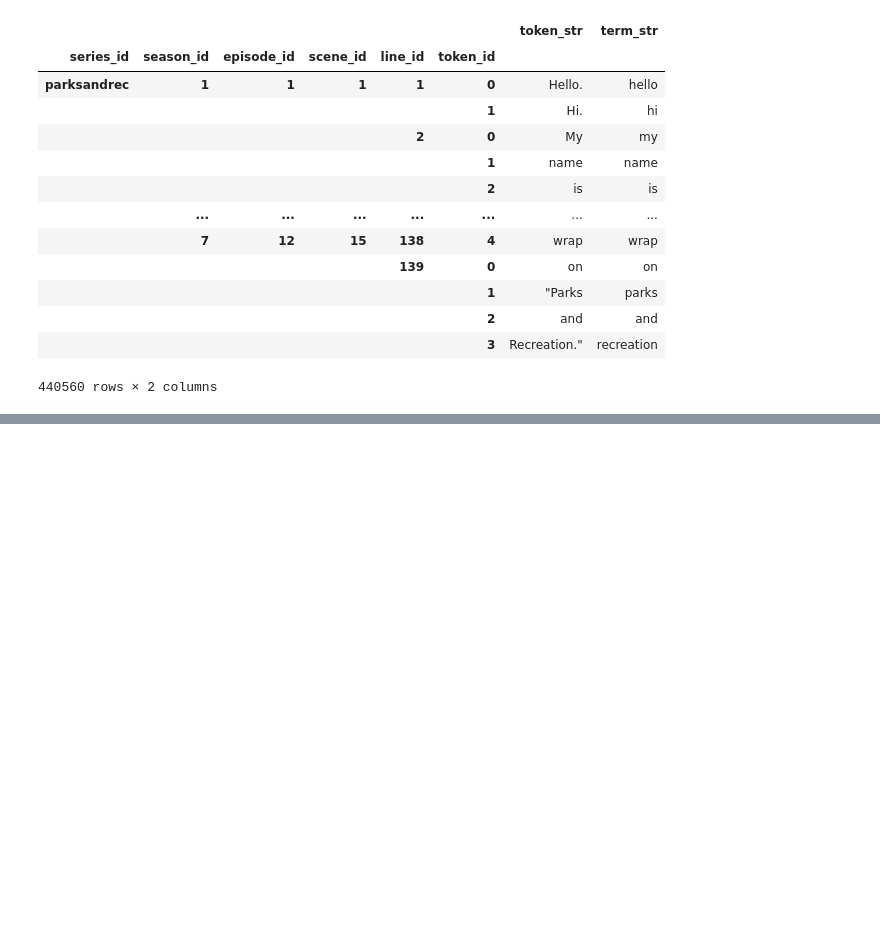
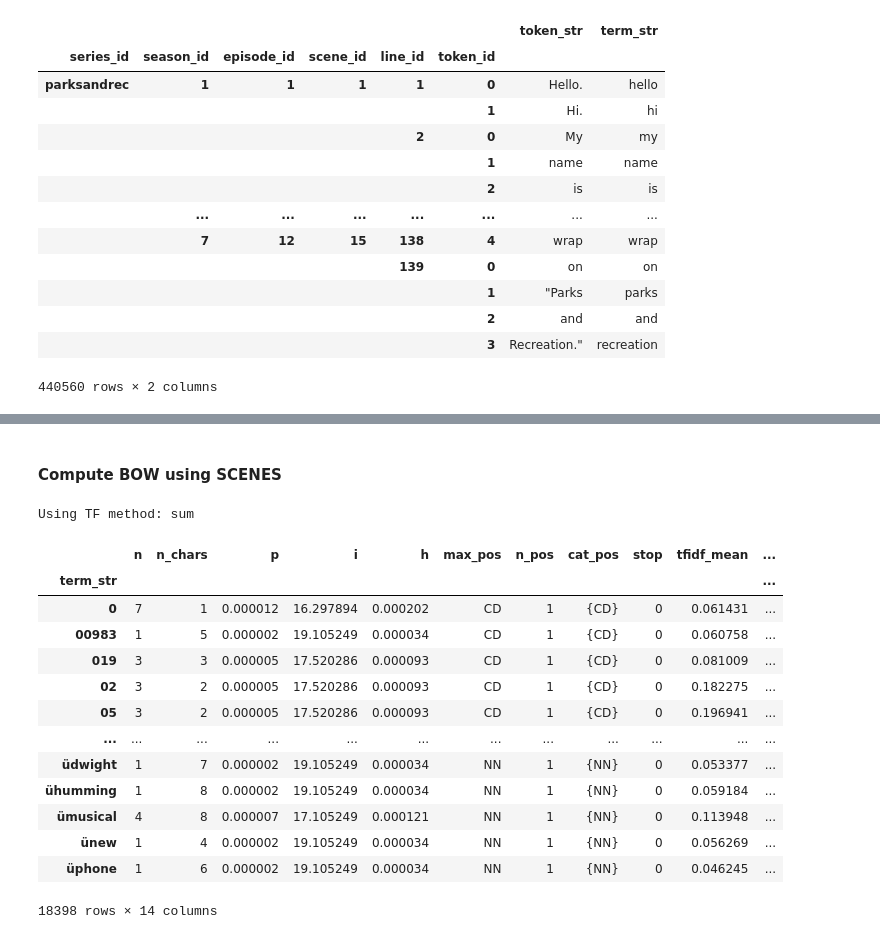
Before and after one commit to erictria/sitcom-text-analysis, a Jupyter notebook: extract_data.ipynb, the cells around one changed output, grey strips where cells are left out. Drawn from its saved outputs; the diff is of its cells as text; code cells hidden in the pictures; blank space fills up the shorter version.

```diff
--- a/extract_data.ipynb
+++ b/extract_data.ipynb
@@ -312,0 +491,4 @@ pnr_vocab_enhanced
+# %%
+office_tokens_raw = pd.read_csv(raw_dir + 'OFFICE-TOKENS.csv')
+office_tokens_raw = office_tokens_raw.set_index(TOKENS).drop('episode_title', axis = 1)
+office_tokens_raw
@@ -312,0 +510,8 @@ pnr_vocab_enhanced
+# %%
+office_corp_enhancer = CorpusEnhancer(corpus = office_tokens_raw, ohco = TOKENS)
+office_corpus_final = office_corp_enhancer.enhance_corpus(
+    strip_hyphens = True,
+    strip_whitespace = True,
+    use_nltk = True
+)
+office_corpus_final
@@ -312,0 +535,21 @@ pnr_vocab_enhanced
+# %% [markdown]
+#### Compute BOW using SCENES
+# %%
+office_vocab_final = office_corp_enhancer.generate_enhanced_vocab(ohco = SCENES)
+office_vocab_final
+# %% [output]
+Using TF method: sum
+|  | n | n_chars | p | i | h | max_pos | n_pos | cat_pos | stop | tfidf_mean | ... |
+| term_str |  |  |  |  |  |  |  |  |  |  | ... |
+| 0 | 7 | 1 | 0.000012 | 16.297894 | 0.000202 | CD | 1 | {CD} | 0 | 0.061431 | ... |
+| 00983 | 1 | 5 | 0.000002 | 19.105249 | 0.000034 | CD | 1 | {CD} | 0 | 0.060758 | ... |
+| 019 | 3 | 3 | 0.000005 | 17.520286 | 0.000093 | CD | 1 | {CD} | 0 | 0.081009 | ... |
+| 02 | 3 | 2 | 0.000005 | 17.520286 | 0.000093 | CD | 1 | {CD} | 0 | 0.182275 | ... |
+| 05 | 3 | 2 | 0.000005 | 17.520286 | 0.000093 | CD | 1 | {CD} | 0 | 0.196941 | ... |
+| ... | ... | ... | ... | ... | ... | ... | ... | ... | ... | ... | ... |
+| üdwight | 1 | 7 | 0.000002 | 19.105249 | 0.000034 | NN | 1 | {NN} | 0 | 0.053377 | ... |
+| ühumming | 1 | 8 | 0.000002 | 19.105249 | 0.000034 | NN | 1 | {NN} | 0 | 0.059184 | ... |
+| ümusical | 4 | 8 | 0.000007 | 17.105249 | 0.000121 | NN | 1 | {NN} | 0 | 0.113948 | ... |
+| ünew | 1 | 4 | 0.000002 | 19.105249 | 0.000034 | NN | 1 | {NN} | 0 | 0.056269 | ... |
+| üphone | 1 | 6 | 0.000002 | 19.105249 | 0.000034 | NN | 1 | {NN} | 0 | 0.046245 | ... |
+18398 rows × 14 columns
```
Also changed, not shown: parts of 37 cells of this notebook, 1 other file.
